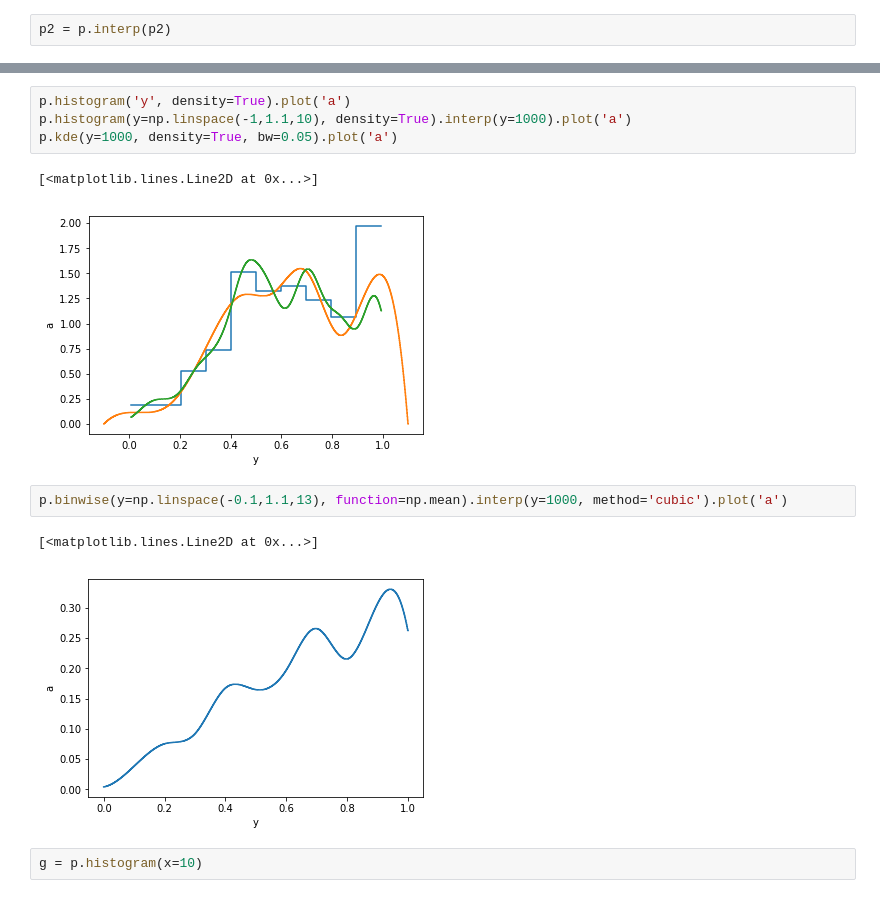
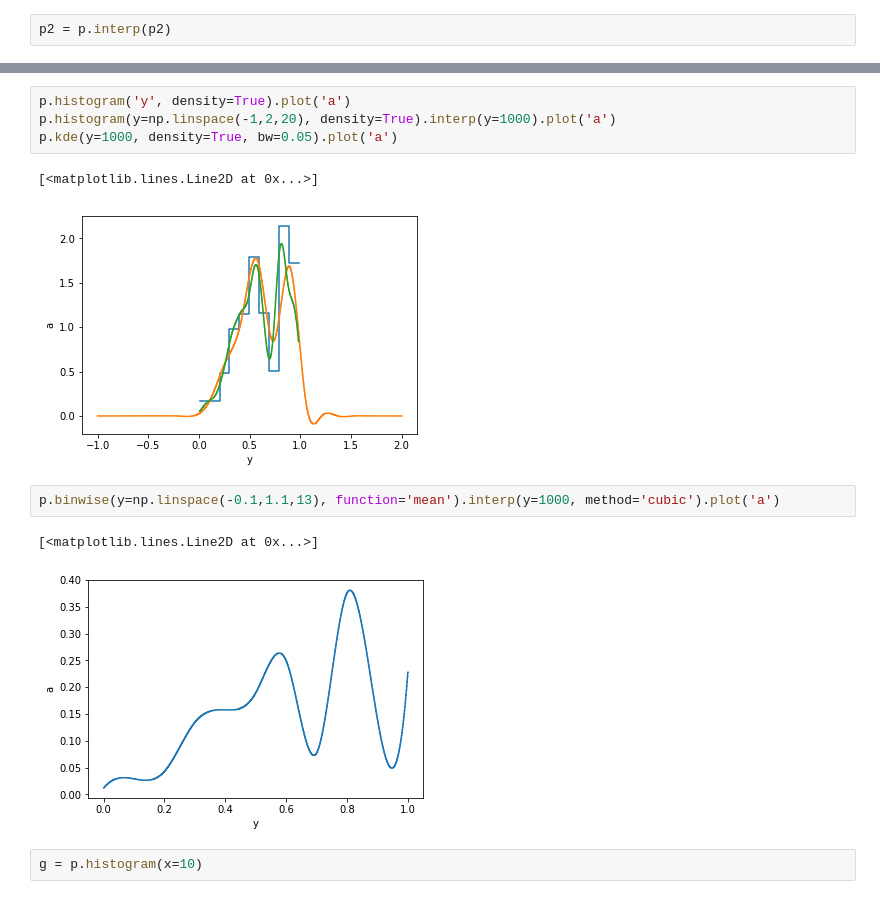
Before and after one commit to philippeller/dama, a Jupyter notebook: notebooks/histo_functions.ipynb, the cells around one changed output, grey strips where cells are left out. Drawn from its saved outputs; the diff is of its cells as text.

```diff
--- a/notebooks/histo_functions.ipynb
+++ b/notebooks/histo_functions.ipynb
@@ -113,15 +113,15 @@ p.binwise(y=100, function=np.sum, fill_value=np.nan).interp(y=1000, method='cubi
 # %%
 p.histogram('y', density=True).plot('a')
-p.histogram(y=np.linspace(-1,1.1,10), density=True).interp(y=1000).plot('a')
+p.histogram(y=np.linspace(-1,2,20), density=True).interp(y=1000).plot('a')
 p.kde(y=1000, density=True, bw=0.05).plot('a')
 # %% [output]
 [<matplotlib.lines.Line2D at 0x...>]
-[figure, old version]
+[figure, new version]
 # %%
-p.binwise(y=np.linspace(-0.1,1.1,13), function=np.mean).interp(y=1000, method='cubic').plot('a')
+p.binwise(y=np.linspace(-0.1,1.1,13), function='mean').interp(y=1000, method='cubic').plot('a')
 # %% [output]
 [<matplotlib.lines.Line2D at 0x...>]
-[figure, old version]
+[figure, new version]
 # %%
 g = p.histogram(x=10)
 # %%
```
Also changed, not shown: parts of 48 cells of this notebook, 2 other files.
